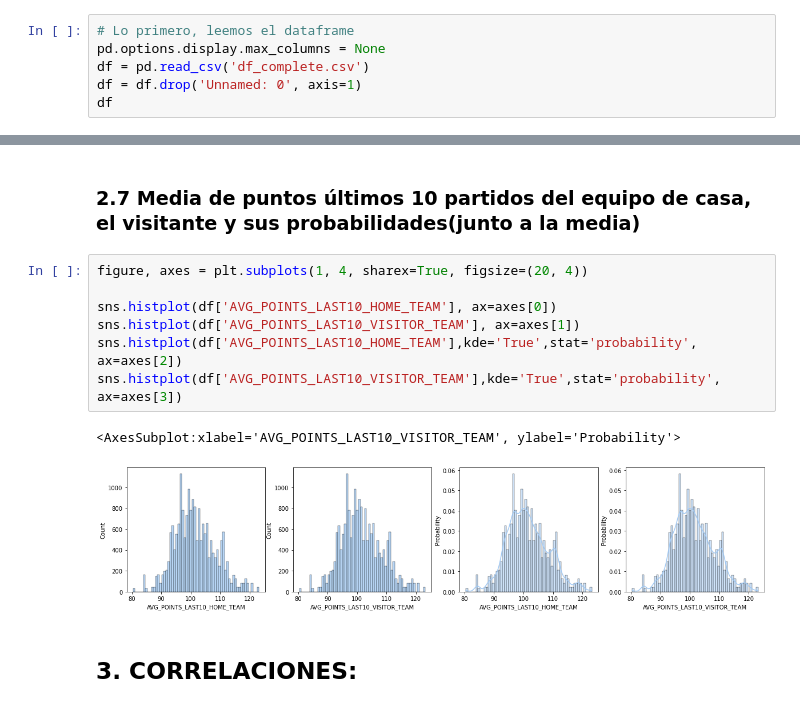
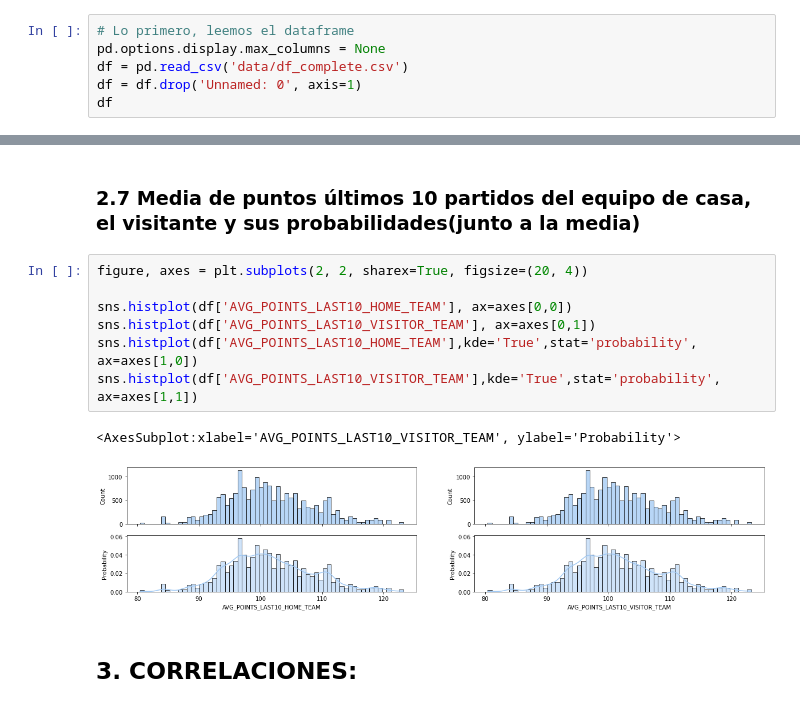
Before and after one commit to robertomanzanolopez/nba_statistics_prediction, a Jupyter notebook: data_exploration.ipynb, the cells around one changed output, grey strips where cells are left out. Drawn from its saved outputs; the diff is of its cells as text.

```diff
--- a/data_exploration.ipynb
+++ b/data_exploration.ipynb
@@ -8,7 +8,7 @@ sns.set_palette('pastel')
 # %%
 # Lo primero, leemos el dataframe
 pd.options.display.max_columns = None
-df = pd.read_csv('df_complete.csv')
+df = pd.read_csv('data/df_complete.csv')
 df = df.drop('Unnamed: 0', axis=1)
 df
 # %% [output]
@@ -184,15 +182,15 @@ sns.histplot(df['AVG_POINTS_LAST5_VISITOR_TEAM'],kde='True',stat='probability',
 # %% [markdown]
 ### 2.7 Media de puntos últimos 10 partidos del equipo de casa, el visitante y sus probabilidades(junto a la media)
 # %%
-figure, axes = plt.subplots(1, 4, sharex=True, figsize=(20, 4))
+figure, axes = plt.subplots(2, 2, sharex=True, figsize=(20, 4))
 
-sns.histplot(df['AVG_POINTS_LAST10_HOME_TEAM'], ax=axes[0])
-sns.histplot(df['AVG_POINTS_LAST10_VISITOR_TEAM'], ax=axes[1])
-sns.histplot(df['AVG_POINTS_LAST10_HOME_TEAM'],kde='True',stat='probability', ax=axes[2])
-sns.histplot(df['AVG_POINTS_LAST10_VISITOR_TEAM'],kde='True',stat='probability', ax=axes[3])
+sns.histplot(df['AVG_POINTS_LAST10_HOME_TEAM'], ax=axes[0,0])
+sns.histplot(df['AVG_POINTS_LAST10_VISITOR_TEAM'], ax=axes[0,1])
+sns.histplot(df['AVG_POINTS_LAST10_HOME_TEAM'],kde='True',stat='probability', ax=axes[1,0])
+sns.histplot(df['AVG_POINTS_LAST10_VISITOR_TEAM'],kde='True',stat='probability', ax=axes[1,1])
 # %% [output]
 <AxesSubplot:xlabel='AVG_POINTS_LAST10_VISITOR_TEAM', ylabel='Probability'>
-[figure, old version]
+[figure, new version]
 # %% [markdown]
 ## 3. CORRELACIONES:
 # %% [markdown]
```
Also changed, not shown: parts of 22 cells of this notebook.
